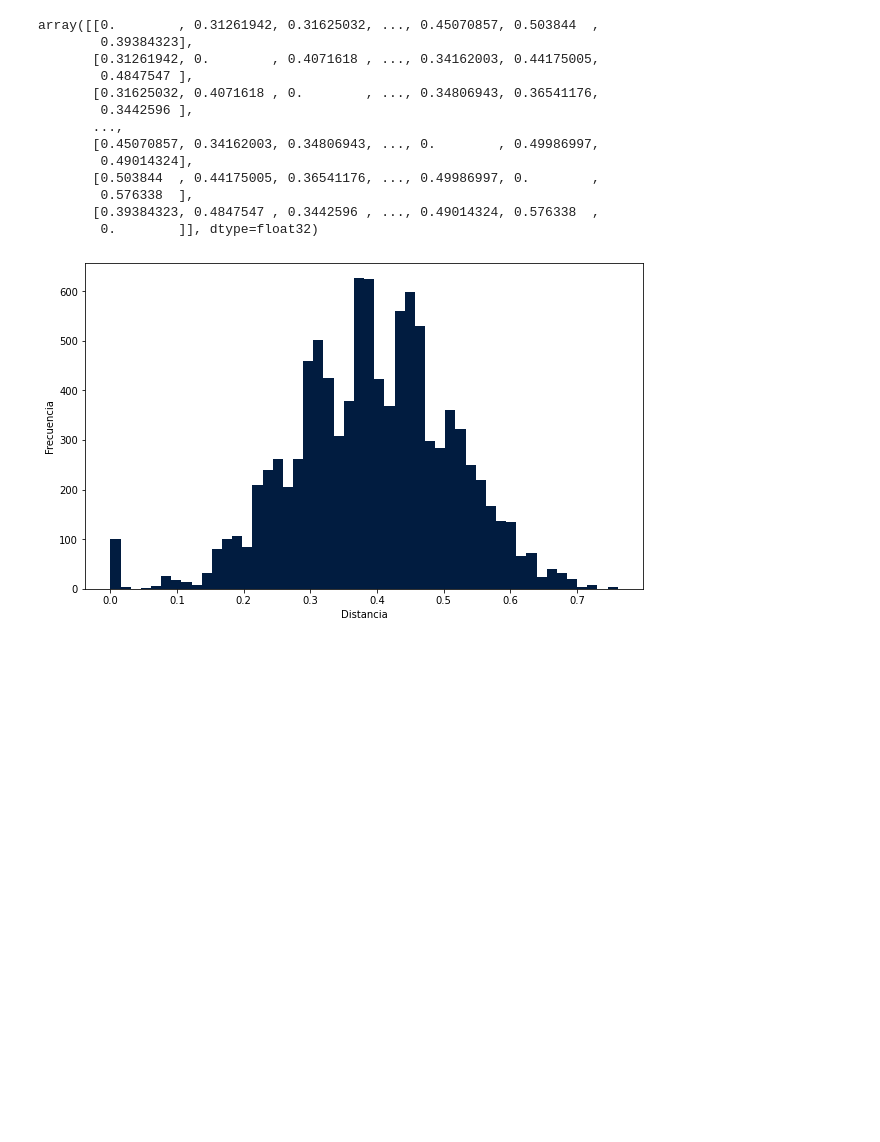
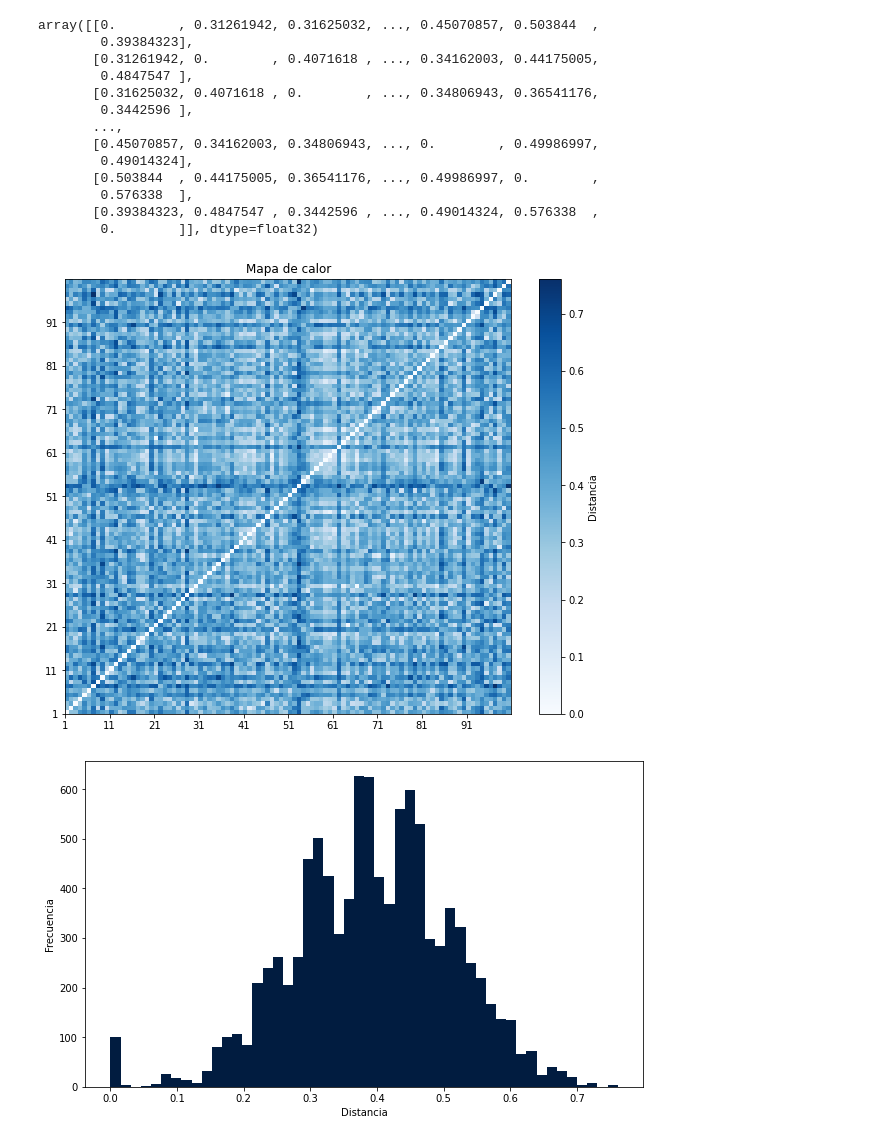
Before and after one commit to PedroAdair/TesisMaestria, a Jupyter notebook: Anonimizacion.ipynb, the cells around one changed output. Drawn from its saved outputs; the diff is of its cells as text; code cells hidden in the pictures; blank space fills up the shorter version.

```diff
--- a/Anonimizacion.ipynb
+++ b/Anonimizacion.ipynb
@@ -69,6 +69,38 @@ array([[0.        , 0.31261942, 0.31625032, ..., 0.45070857, 0.503844  ,
         0.576338  ],
        [0.39384323, 0.4847547 , 0.3442596 , ..., 0.49014324, 0.576338  ,
         0.        ]], dtype=float32)
+# %%
+def generar_mapa_calor(matriz):
+    # Creamos la figura y el eje
+    fig, ax = plt.subplots(figsize=(10, 8))
+
+    # Generamos el mapa de calor a partir de la matriz
+    heatmap = ax.pcolor(matriz, cmap=plt.cm.Blues)
+
+    # Configuramos los ticks de los ejes x e y
+    xticks = np.arange(0, matriz.shape[1], 10)
+    yticks = np.arange(0, matriz.shape[0], 10)
+    ax.set_xticks(xticks)
+    ax.set_yticks(yticks)
+
+    # Agregamos las etiquetas correspondientes a los ticks de los ejes x e y
+    ax.set_xticklabels(np.arange(1, matriz.shape[1]+1, 10))
+    ax.set_yticklabels(np.arange(1, matriz.shape[0]+1, 10))
+
+    # Agregamos una barra de color para indicar la escala de valores
+    barra_color = plt.colorbar(heatmap)
+    barra_color.set_label('Distancia')
+
+    # Agregamos un título al mapa de calor
+    ax.set_title('Mapa de calor')
+
+    # Mostramos el mapa de calor generado
+    plt.show()
+
+# Ejemplo de uso
+generar_mapa_calor(matriz_distancias)
+# %% [output]
+[figure, added]
 # %%
 bar_color = (1/255, 28/255, 64/255)  # Normalizar los valores RGB de 0-255 a 0-1
 flat_matriz_distancias = matriz_distancias.flatten()
```
Also changed, not shown: parts of 23 cells of this notebook.
